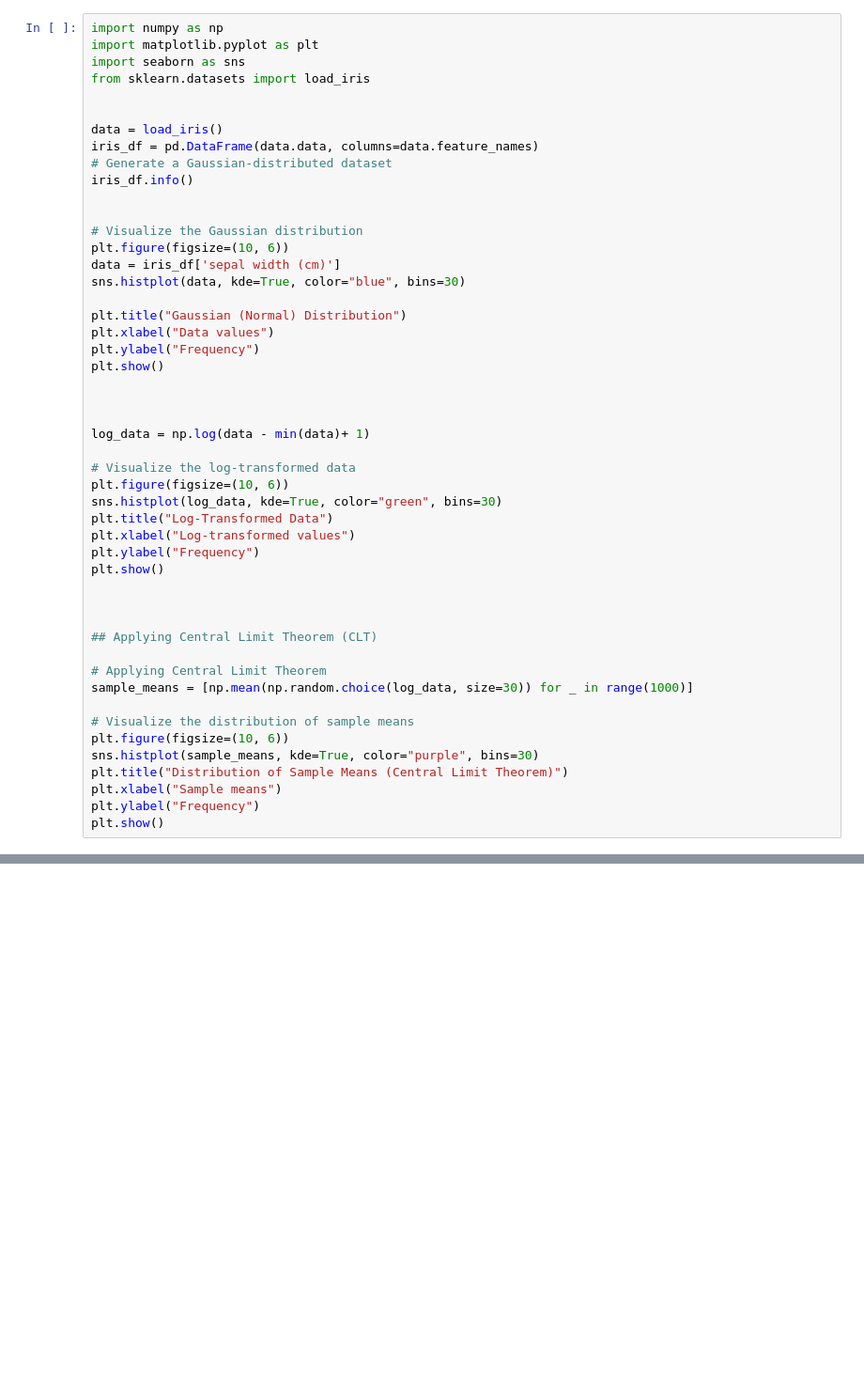
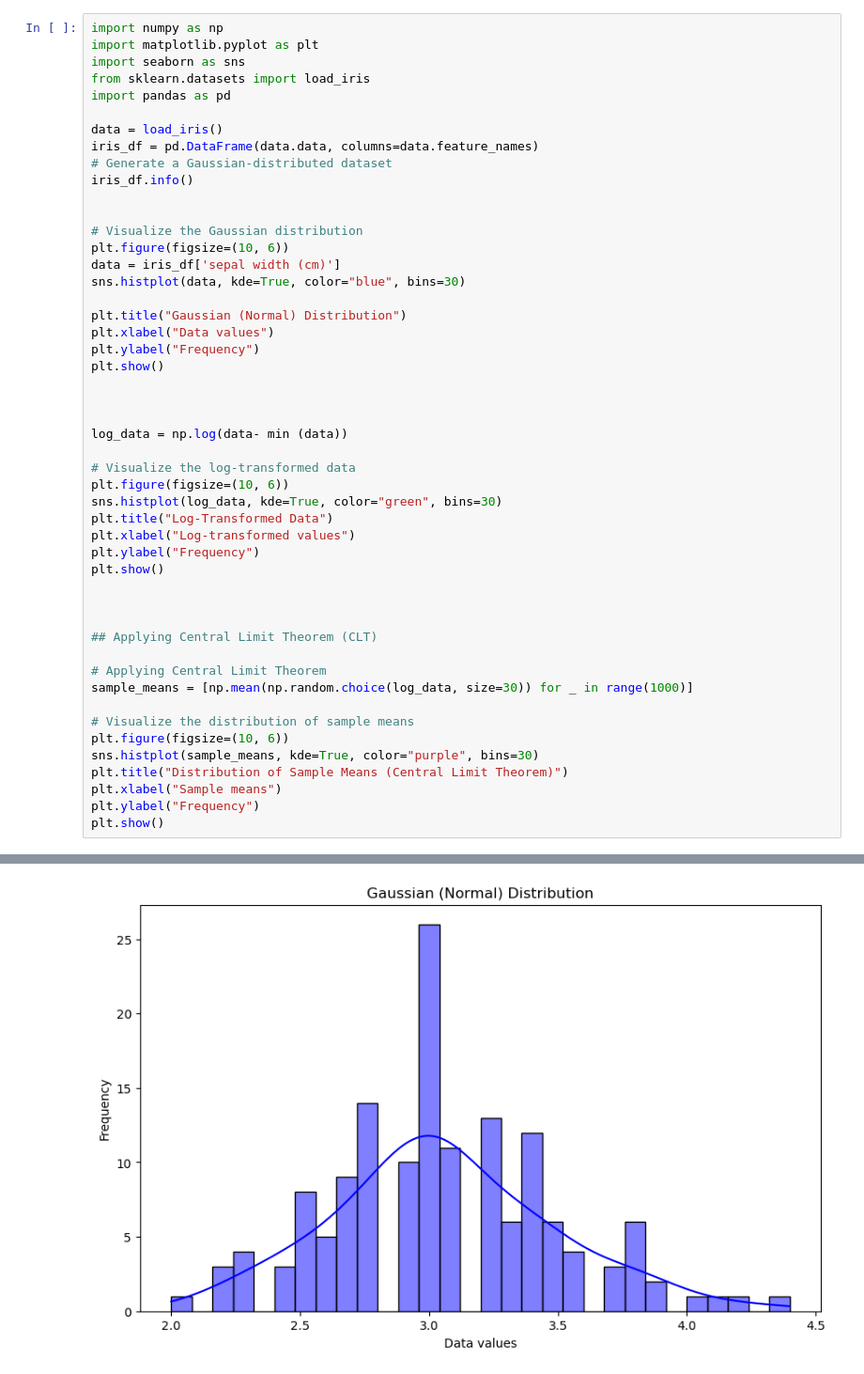
Before and after one commit to MrArthor/Big_Data_Analysis_Learning, a Jupyter notebook: Advanced Statistics/Practice Sheet/Lecture 2.ipynb, the cells around one changed output, grey strips where cells are left out. Shown: that part at 94% size. Drawn from its saved outputs; the diff is of its cells as text; blank space fills up the shorter version.

```diff
--- a/Advanced Statistics/Practice Sheet/Lecture 2.ipynb
+++ b/Advanced Statistics/Practice Sheet/Lecture 2.ipynb
@@ -3,7 +3,7 @@ import numpy as np
 import matplotlib.pyplot as plt
 import seaborn as sns
 from sklearn.datasets import load_iris
-
+import pandas as pd
 
 data = load_iris()
 iris_df = pd.DataFrame(data.data, columns=data.feature_names)
@@ -23,7 +23,7 @@ plt.show()
 
 
 
-log_data = np.log(data - min(data)+ 1)
+log_data = np.log(data- min (data))
 
 # Visualize the log-transformed data
 plt.figure(figsize=(10, 6))
@@ -51,0 +62 @@ NameError: name 'pd' is not defined
+[figure, added]
```
Also changed, not shown: parts of 3 cells of this notebook, 1 other file.
